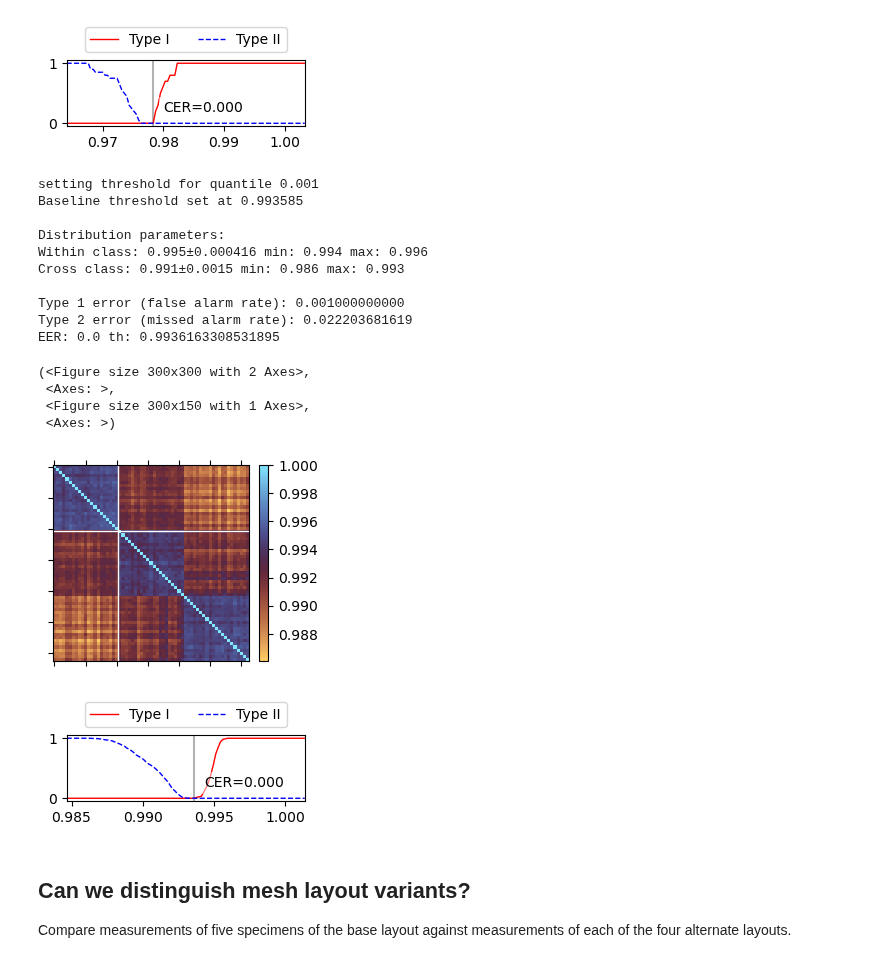
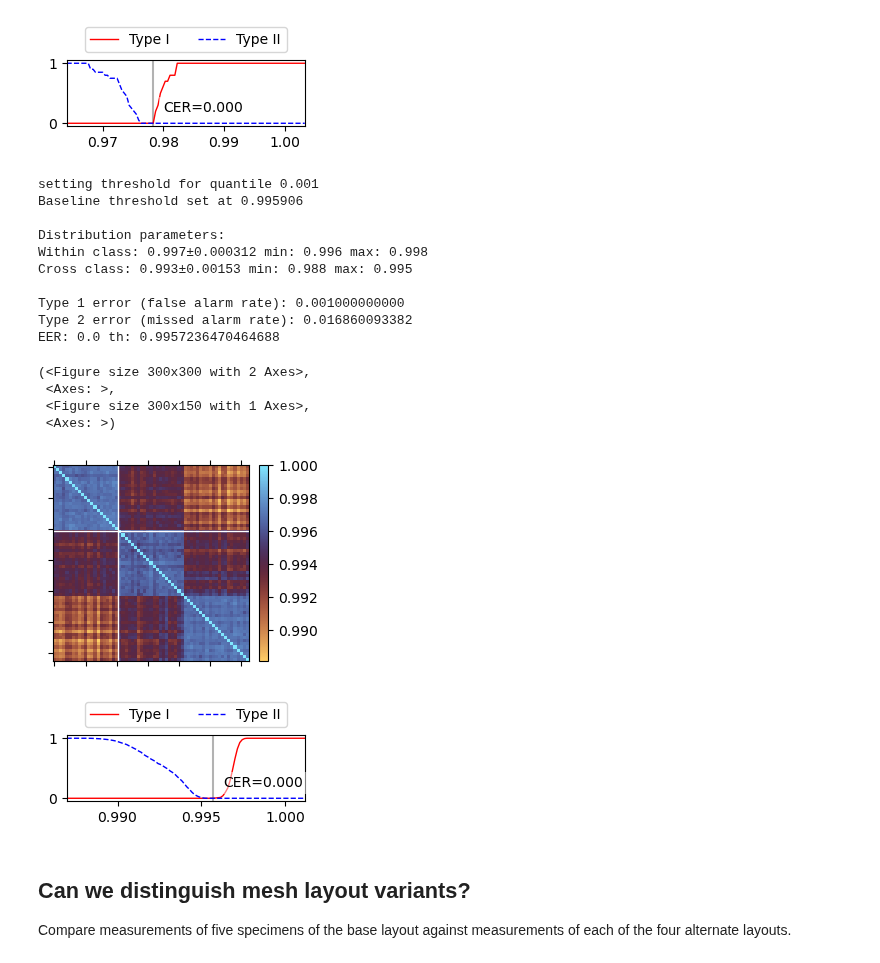
Before and after one commit to jaseg/sampling-mesh-monitor, a Jupyter notebook: jupyter_notebooks/classifier_tests.ipynb, the cells around one changed output. Cells and saved outputs as stored; diff of their text form; code cells hidden in the pictures.

Commit message:
Lots of new plots

```diff
--- a/jupyter_notebooks/classifier_tests.ipynb
+++ b/jupyter_notebooks/classifier_tests.ipynb
@@ -328,7 +328,22 @@ Baseline false positive probability: 0.231346773343
 [figure]
 [figure]
 # %%
-def plot_vector_covar(group_a, group_b, do_cal=False, vector_method='norm', distance_method='corr', smooth=None, plot_cdf=False, covar_out=None, cdf_out=None, fig_out=None, do_lines=False, batchlabels=None, figsize=(3, 3), triangle_delta=False, sort_groups=False):
+def plot_vector_covar(group_a, group_b,
+                      do_cal=False,
+                      vector_method='norm',
+                      distance_method='corr',
+                      smooth=None,
+                      plot_cdf=False,
+                      covar_out=None,
+                      cdf_out=None,
+                      fig_out=None,
+                      do_lines=False,
+                      batchlabels=None,
+                      figsize=(3, 3),
+                      triangle_delta=False,
+                      sort_groups=False,
+                      label_placement='xy',
+                      return_matrix=False):
     if sort_groups:
         group_a = sorted(group_a, key=lambda entry: entry['info']['serial'])
         group_b = sorted(group_b, key=lambda entry: entry['info']['serial'])
@@ -440,10 +455,14 @@ def plot_vector_covar(group_a, group_b, do_cal=False, vector_method='norm', dist
     corr_ax = ax.matshow(corr, interpolation='none', cmap='managua')
     if batchlabels:
         ticks, labels = batchlabels
-        ax.set_xticks(ticks)
-        ax.set_xticklabels(labels, rotation=45, ha='left')
-        ax.set_yticks(ticks)
-        ax.set_yticklabels(labels, rotation=0)
+        ax.set_xticklabels([])
+        ax.set_yticklabels([])
+        if 'x' in label_placement:
+            ax.set_xticks(ticks)
+            ax.set_xticklabels(labels, rotation=45, ha='left')
+        if 'y' in label_placement:
+            ax.set_yticks(ticks)
+            ax.set_yticklabels(labels, rotation=0)
     else:
         ax.set_xticklabels([])
         ax.set_yticklabels([])
@@ -535,6 +554,8 @@ def plot_vector_covar(group_a, group_b, do_cal=False, vector_method='norm', dist
             *prints
         ]))
 
+    if return_matrix:
+        return corr
     return fig_c, ax_c, fig, ax
     #fig.savefig('../paper/manip_pearson_corr.pdf')
 
@@ -608,26 +629,26 @@ EER: 0.0 th: 0.9783344188685095
 # %%
 group_a = [value for value in data_runs[f'copy-interleave-25-07-11-01-p0.3'] if value['info']['serial'] in [5]]
 group_b = [value for value in data_runs[f'copy-interleave-25-07-11-01-p0.3'] if value['info']['serial'] in [1, 2]]
 group_b = sorted(group_b, key=lambda trace: trace['info']['serial'], reverse=True)
 
-plot_vector_covar(group_a, group_b, plot_cdf=True, fig_out='distinguish_copies_large_run', do_lines=True, smooth=1e-9)
+plot_vector_covar(group_a, group_b, plot_cdf=True, fig_out='distinguish_copies_large_run', do_lines=True, smooth=1e-8)
 # %% [output]
 setting threshold for quantile 0.001
-Baseline threshold set at 0.993585
+Baseline threshold set at 0.995906
 
 Distribution parameters:
-Within class: 0.995±0.000416 min: 0.994 max: 0.996
-Cross class: 0.991±0.0015 min: 0.986 max: 0.993
+Within class: 0.997±0.000312 min: 0.996 max: 0.998
+Cross class: 0.993±0.00153 min: 0.988 max: 0.995
 
 Type 1 error (false alarm rate): 0.001000000000
-Type 2 error (missed alarm rate): 0.022203681619
-EER: 0.0 th: 0.9936163308531895
+Type 2 error (missed alarm rate): 0.016860093382
+EER: 0.0 th: 0.9957236470464688
 (<Figure size 300x300 with 2 Axes>,
  <Axes: >,
  <Figure size 300x150 with 1 Axes>,
  <Axes: >)
-[figure, old version]
+[figure, new version]
-[figure, old version]
+[figure, new version]
 # %% [markdown]
 ## Can we distinguish mesh layout variants?
 
```
Also changed, not shown: parts of 6 cells of this notebook, 20 other files.
